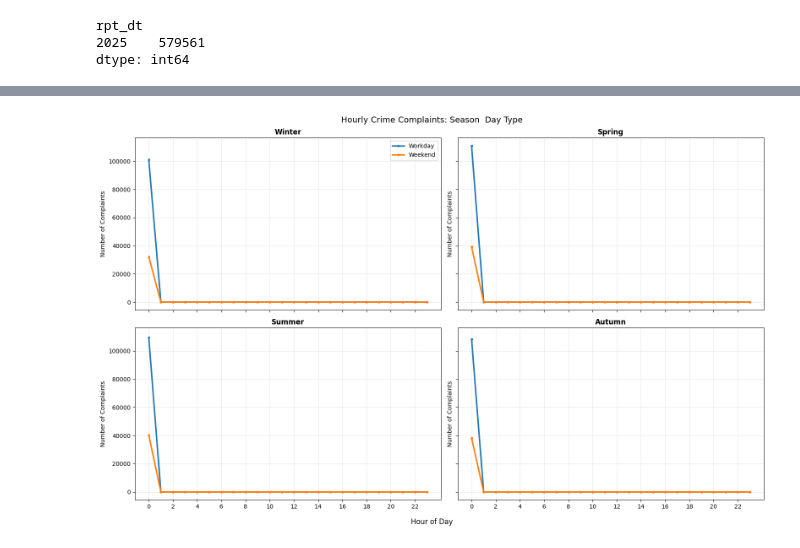
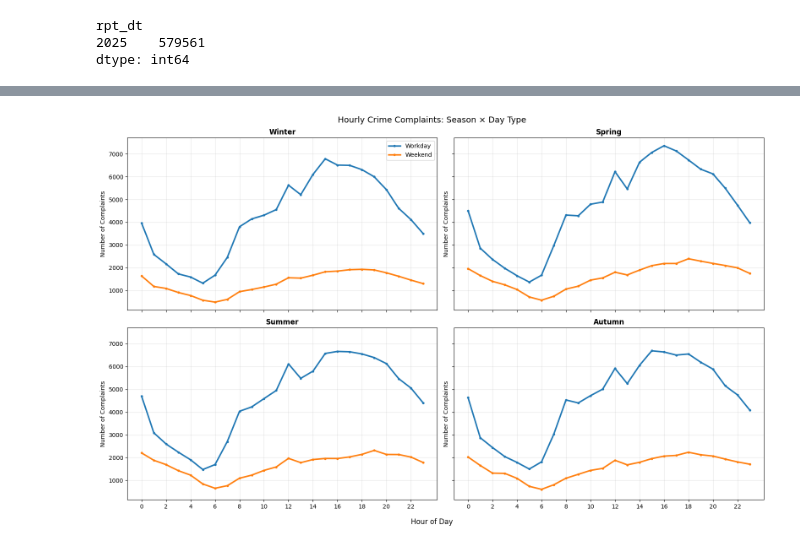
Before and after one commit to salioudunn11/Crime_Complaints_and_arrests_NYC_Data_Project, a Jupyter notebook: index.ipynb, the cells around one changed output, grey strips where cells are left out. Drawn from its saved outputs; the diff is of its cells as text; code cells hidden in the pictures.

```diff
--- a/index.ipynb
+++ b/index.ipynb
@@ -376,15 +375,11 @@ rpt_dt
 11    46776
 12    43834
 dtype: int64
+# %%
+complaints_2025 = complaints_2025.dropna(subset=["vic_race"])
 # %%
 # complaints['rpt_dt'].hist(bins=48,figsize=(20,10), density=True,alpha=0.5, color='red')
 # %%
-axes = complaints_2025['month'][cleaned_race].plot(
-    marker='.', alpha=0.5, linestyle='None',
-    figsize=(11, 9), subplots=True
-)
-for ax in axes:
-    ax.set_ylabel('Daily complaints')
-plt.suptitle('All Races', y=1.01)
-plt.tight_layout()
-plt.show()
+cleaned_race = complaints_2025[
+    complaints_2025["vic_race"] != "(null)"
+]
@@ -432,3 +431,8 @@ complaints_2025["season"] = complaints_2025["month"].map(season_map)
 complaints_2025["day_type"] = complaints_2025["dayofweek"].map(
     lambda x: "Weekend" if x >= 5 else "Workday"
 )
+# %%
+complaints_2025["hour"] = pd.to_numeric(
+    complaints_2025["cmplnt_fr_tm"].str.split(":").str[0],
+    errors="coerce"
+)
@@ -457,32 +498,32 @@ for idx, season in enumerate(seasons):
             .size()
             .reindex(range(24), fill_value=0)
         )
 
         ax.plot(
             hourly_counts.index,
             hourly_counts.values,
             marker="o",
             linewidth=2.5,
             markersize=3,
             label=day_type
         )
 
     ax.set_title(season, fontweight="bold")
     ax.set_ylabel("Number of Complaints")
     ax.set_xticks(range(0, 24, 2))
     ax.grid(alpha=0.3)
 
     if idx == 0:
         ax.legend()
 
 fig.suptitle(
-    "Hourly Crime Complaints: Season  Day Type",
+    "Hourly Crime Complaints: Season × Day Type",
     fontsize=14
 )
 
 fig.supxlabel("Hour of Day")
 
 plt.tight_layout()
 plt.show()
 # %% [output]
-[figure, old version]
+[figure, new version]
```
Also changed, not shown: parts of 7 cells of this notebook.
